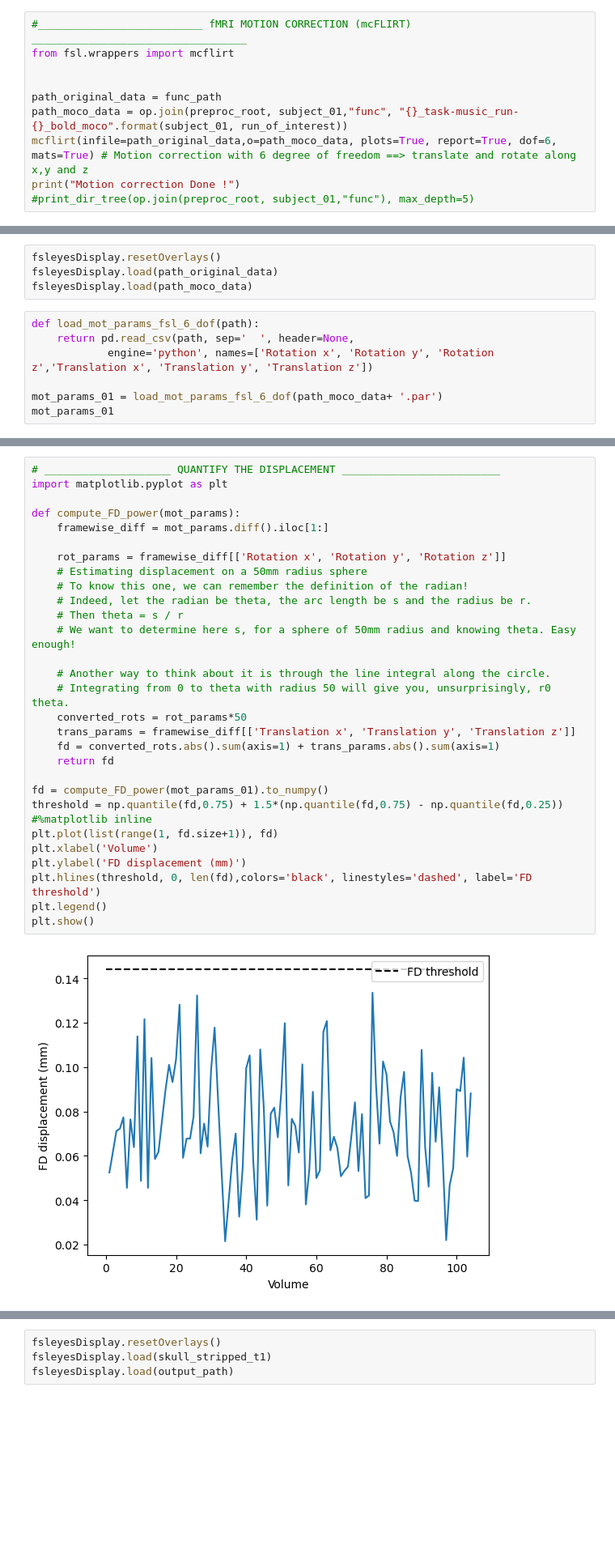
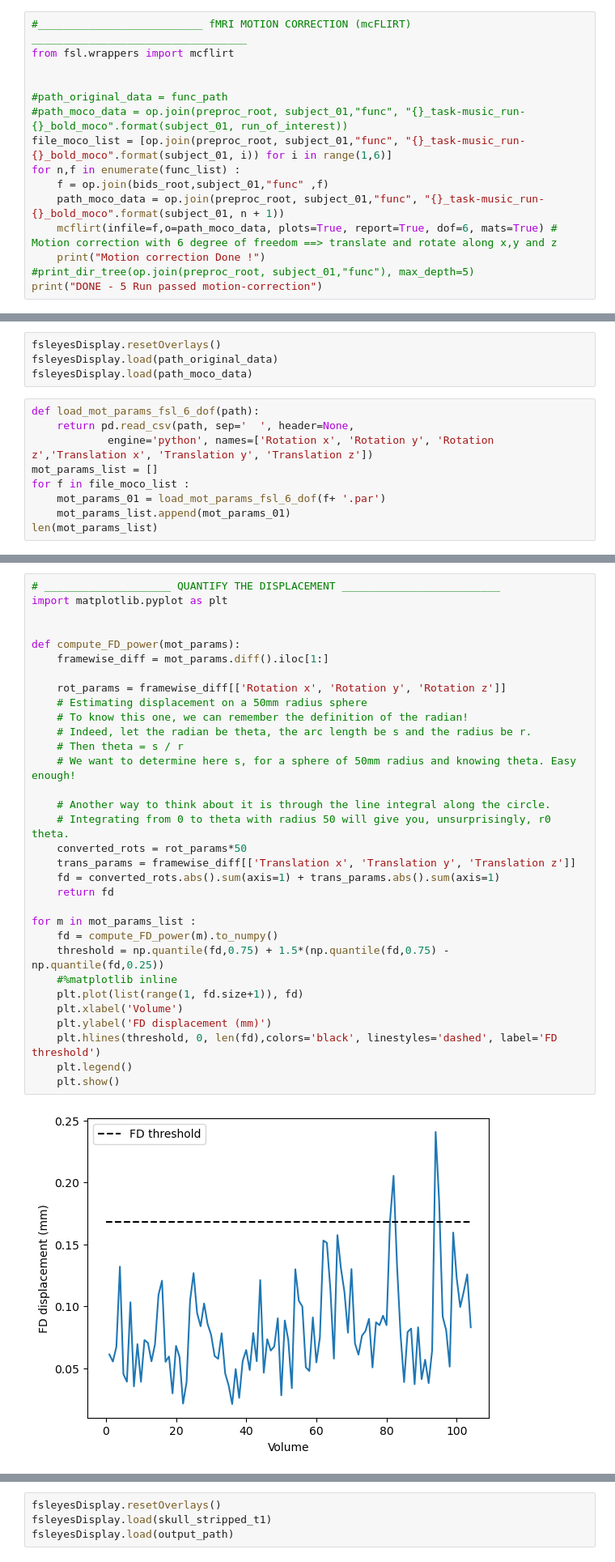
Before and after one commit to maverest/NSSP_Project_1, a Jupyter notebook: project.ipynb, the cells around one changed output, grey strips where cells are left out. Shown: that part at 81% size. Cells and saved outputs as stored; diff of their text form; blank space fills up the shorter version.

```diff
--- a/project.ipynb
+++ b/project.ipynb
@@ -345,11 +376,16 @@ Total numer of volumes : 105.0
 from fsl.wrappers import mcflirt
 
 
-path_original_data = func_path
-path_moco_data = op.join(preproc_root, subject_01,"func", "{}_task-music_run-{}_bold_moco".format(subject_01, run_of_interest))
-mcflirt(infile=path_original_data,o=path_moco_data, plots=True, report=True, dof=6, mats=True) # Motion correction with 6 degree of freedom ==> translate and rotate along x,y and z
-print("Motion correction Done !")
+#path_original_data = func_path
+#path_moco_data = op.join(preproc_root, subject_01,"func", "{}_task-music_run-{}_bold_moco".format(subject_01, run_of_interest))
+file_moco_list = [op.join(preproc_root, subject_01,"func", "{}_task-music_run-{}_bold_moco".format(subject_01, i)) for i in range(1,6)]
+for n,f in enumerate(func_list) :
+    f = op.join(bids_root,subject_01,"func" ,f)
+    path_moco_data = op.join(preproc_root, subject_01,"func", "{}_task-music_run-{}_bold_moco".format(subject_01, n + 1))
+    mcflirt(infile=f,o=path_moco_data, plots=True, report=True, dof=6, mats=True) # Motion correction with 6 degree of freedom ==> translate and rotate along x,y and z
+    print("Motion correction Done !")
 #print_dir_tree(op.join(preproc_root, subject_01,"func"), max_depth=5)
+print("DONE - 5 Run passed motion-correction")
 # %% [output]
 Processed data will be saved as ./ds000171/derivatives/preprocessed_data/sub-control01/func/sub-control01_task-music_run-1_bold_moco
 
@@ -376,7 +447,9 @@ fsleyesDisplay.load(path_moco_data)
 def load_mot_params_fsl_6_dof(path):
     return pd.read_csv(path, sep='  ', header=None,
             engine='python', names=['Rotation x', 'Rotation y', 'Rotation z','Translation x', 'Translation y', 'Translation z'])
-
-mot_params_01 = load_mot_params_fsl_6_dof(path_moco_data+ '.par')
-mot_params_01
+mot_params_list = []
+for f in file_moco_list :
+    mot_params_01 = load_mot_params_fsl_6_dof(f+ '.par')
+    mot_params_list.append(mot_params_01)
+len(mot_params_list)
 # %% [output]
@@ -396,32 +457,34 @@ mot_params_01
 # %%
 # ____________________ QUANTIFY THE DISPLACEMENT _________________________
 import matplotlib.pyplot as plt
+
 
 def compute_FD_power(mot_params):
     framewise_diff = mot_params.diff().iloc[1:]
 
     rot_params = framewise_diff[['Rotation x', 'Rotation y', 'Rotation z']]
     # Estimating displacement on a 50mm radius sphere
     # To know this one, we can remember the definition of the radian!
     # Indeed, let the radian be theta, the arc length be s and the radius be r.
     # Then theta = s / r
     # We want to determine here s, for a sphere of 50mm radius and knowing theta. Easy enough!
 
     # Another way to think about it is through the line integral along the circle.
     # Integrating from 0 to theta with radius 50 will give you, unsurprisingly, r0 theta.
     converted_rots = rot_params*50
     trans_params = framewise_diff[['Translation x', 'Translation y', 'Translation z']]
     fd = converted_rots.abs().sum(axis=1) + trans_params.abs().sum(axis=1)
     return fd
 
-fd = compute_FD_power(mot_params_01).to_numpy()
-threshold = np.quantile(fd,0.75) + 1.5*(np.quantile(fd,0.75) - np.quantile(fd,0.25))
-#%matplotlib inline
-plt.plot(list(range(1, fd.size+1)), fd)
-plt.xlabel('Volume')
-plt.ylabel('FD displacement (mm)')
-plt.hlines(threshold, 0, len(fd),colors='black', linestyles='dashed', label='FD threshold')
-plt.legend()
-plt.show()
+for m in mot_params_list :
+    fd = compute_FD_power(m).to_numpy()
+    threshold = np.quantile(fd,0.75) + 1.5*(np.quantile(fd,0.75) - np.quantile(fd,0.25))
+    #%matplotlib inline
+    plt.plot(list(range(1, fd.size+1)), fd)
+    plt.xlabel('Volume')
+    plt.ylabel('FD displacement (mm)')
+    plt.hlines(threshold, 0, len(fd),colors='black', linestyles='dashed', label='FD threshold')
+    plt.legend()
+    plt.show()
 # %% [output]
-[figure, old version]
+[figure, new version]
```
Also changed, not shown: parts of 15 cells of this notebook.
